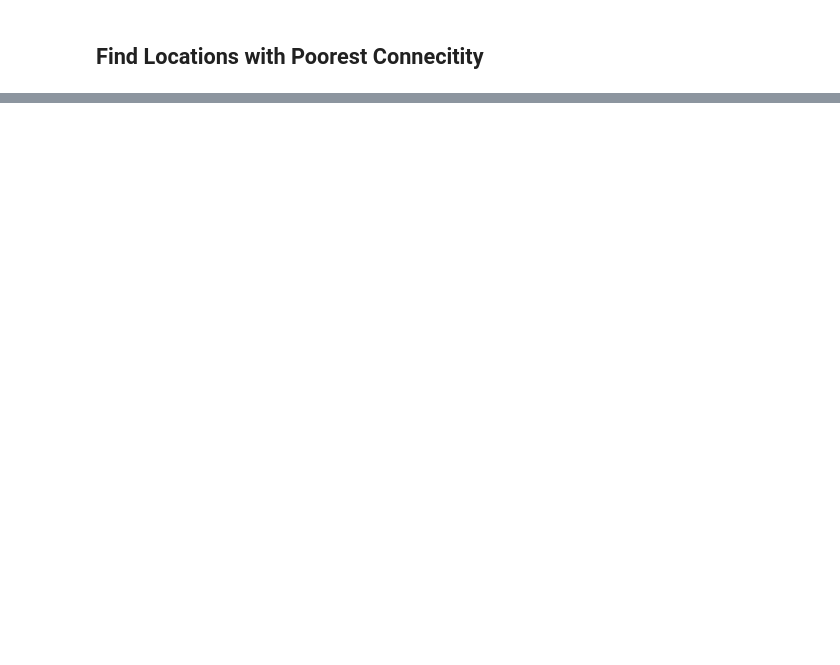
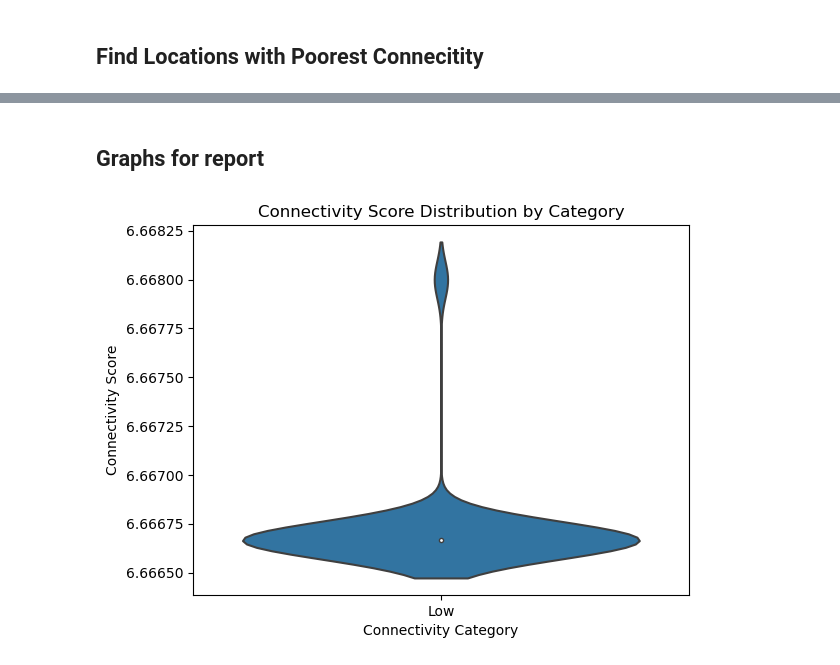
Before and after one commit to welaalice/CS190N-FinalProject, a Jupyter notebook: Final Project.ipynb, the cells around one changed output, grey strips where cells are left out. Saved outputs shown, nothing was run; the diff lists cells and outputs as text; code cells hidden in the pictures; blank space fills up the shorter version.

```diff
--- a/Final Project.ipynb
+++ b/Final Project.ipynb
@@ -210,0 +167,11 @@ Script execution completed.
+# %%
+X = df_combined[['packet_loss', 'signal', 'tx_bitrate', 'rx_bitrate']]
+y = df_combined['connectivity_category']  # ie low, high conenctivity
+
+# split data into training and test data
+X_train, X_test, y_train, y_test = train_test_split(X, y, test_size=0.2, random_state=42)
+
+# RandomForestClassifier
+rf = RandomForestClassifier(n_estimators=100, random_state=42)
+rf.fit(X_train, y_train)
+y_pred = rf.predict(X_test)
@@ -210,0 +180,14 @@ Script execution completed.
+# %%
+rf.fit(X_train, y_train)
+# training data
+y_train_pred = rf.predict(X_train)
+train_accuracy = accuracy_score(y_train, y_train_pred)
+print(f"Training Accuracy: {train_accuracy:.4f}")
+
+# test data
+y_test_pred = rf.predict(X_test)
+test_accuracy = accuracy_score(y_test, y_test_pred)
+print(f"Test Accuracy: {test_accuracy:.4f}\n")
+
+# Classification report
+#print(classification_report(y_test, y_test_pred))
@@ -210,0 +199,13 @@ Script execution completed.
+# %%
+X_unique = df_unique_locations[['packet_loss', 'signal', 'tx_bitrate', 'rx_bitrate']]
+predictions = rf.predict(X_unique)
+
+df_unique_locations['predicted_connectivity_state'] = predictions
+df_unique_locations['connectivity_score'] = df_combined.loc[df_combined.index.isin(df_unique_locations.index), 'connectivity_score']
+df_unique_locations_sorted = df_unique_locations.sort_values(by=['predicted_connectivity_category', 'connectivity_score'], ascending=[True, False])
+
+top_low = df_unique_locations[df_unique_locations['predicted_connectivity_category'] == 'Low'].nlargest(10, 'connectivity_score')
+table_data = top_low[['location', 'predicted_connectivity_state', 'connectivity_score']]
+table = tabulate(table_data, headers='keys', tablefmt='fancy_grid', showindex=False)
+print("\nTop Locations with Worst Connectivity:")
+print(table)
@@ -210,0 +230,11 @@ Script execution completed.
+# %% [markdown]
+## Graphs for report
+# %%
+# Connectivity Score Distribution by Category
+sns.violinplot(x='predicted_connectivity_category', y='connectivity_score', data=df_unique_locations)
+plt.title('Connectivity Score Distribution by Category')
+plt.xlabel('Connectivity Category')
+plt.ylabel('Connectivity Score')
+plt.show()
+# %% [output]
+[figure, added]
```
Also changed, not shown: parts of 14 cells of this notebook, 1 other file.
